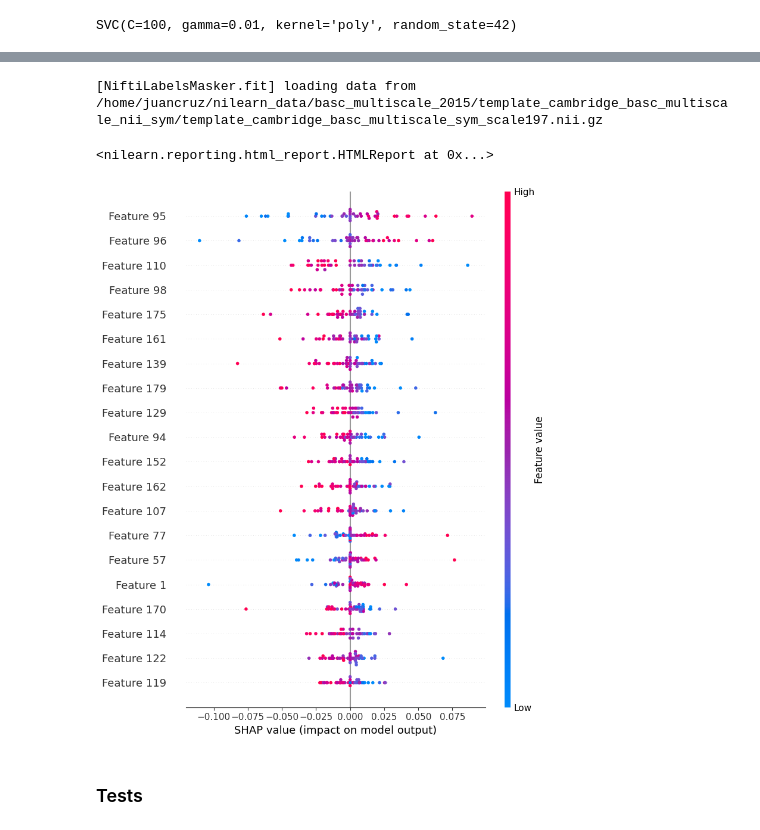
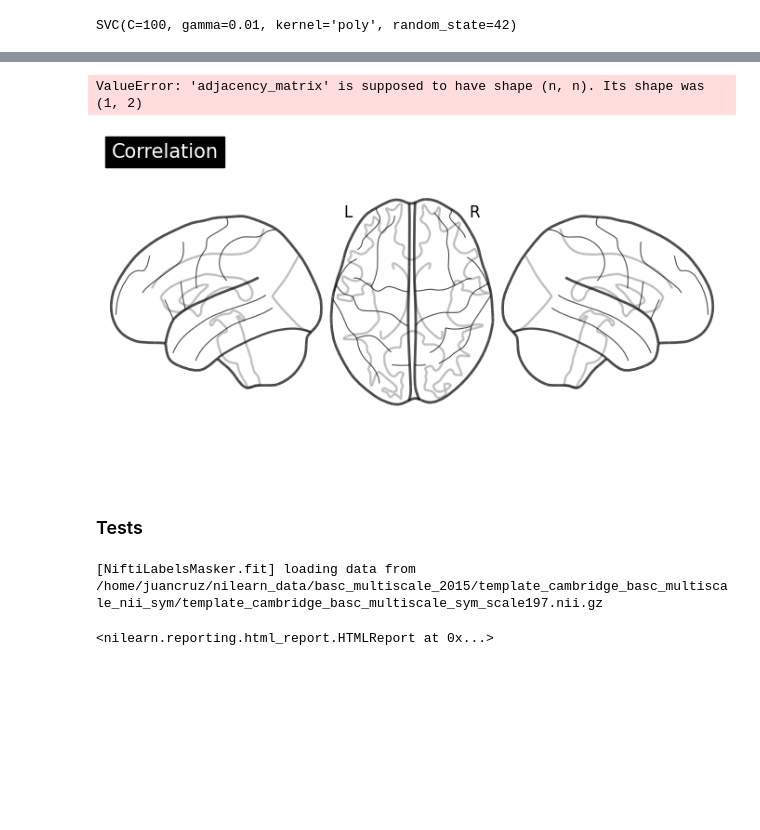
Before and after one commit to JuanCruzMendoza/ASD_ML_analysis, a Jupyter notebook: src/main.ipynb, the cells around one changed output, grey strips where cells are left out. Drawn from its saved outputs; the diff is of its cells as text; code cells hidden in the pictures; blank space fills up the shorter version.

```diff
--- a/src/main.ipynb
+++ b/src/main.ipynb
@@ -296,3 +349,16 @@ masker = NiftiLabelsMasker(basc_197["maps"],
+# %%
+plotting.plot_connectome(
+    np.array([[0,1]]),
+    np.array([[2,1,3],[10,50,10]]),
+    title="Correlation",
+    display_mode="lzr",
+)
+plt.show()
+# %% [output]
+ValueError: 'adjacency_matrix' is supposed to have shape (n, n). Its shape was (1, 2)
+[figure, added]
+# %% [markdown]
+### Tests
 # %%
 masker.fit()
 
@@ -301,20 +367,6 @@ report
 # %% [output]
 [NiftiLabelsMasker.fit] loading data from /home/juancruz/nilearn_data/basc_multiscale_2015/template_cambridge_basc_multiscale_nii_sym/template_cambridge_basc_multiscale_sym_scale197.nii.gz
 <nilearn.reporting.html_report.HTMLReport at 0x...>
-# %%
-import shap
-# Create a SHAP explainer for the model
-explainer = shap.KernelExplainer(best_model.predict, X_selected)
-
-# Calculate SHAP values
-shap_values = explainer(X_selected)
-
-# Visualize SHAP values
-shap.summary_plot(shap_values, X_selected)
-# %% [output]
-[figure, removed]
-# %% [markdown]
-### Tests
 # %%
 # Convert data to one DataFrame
 
```
Also changed, not shown: parts of 30 cells of this notebook.
